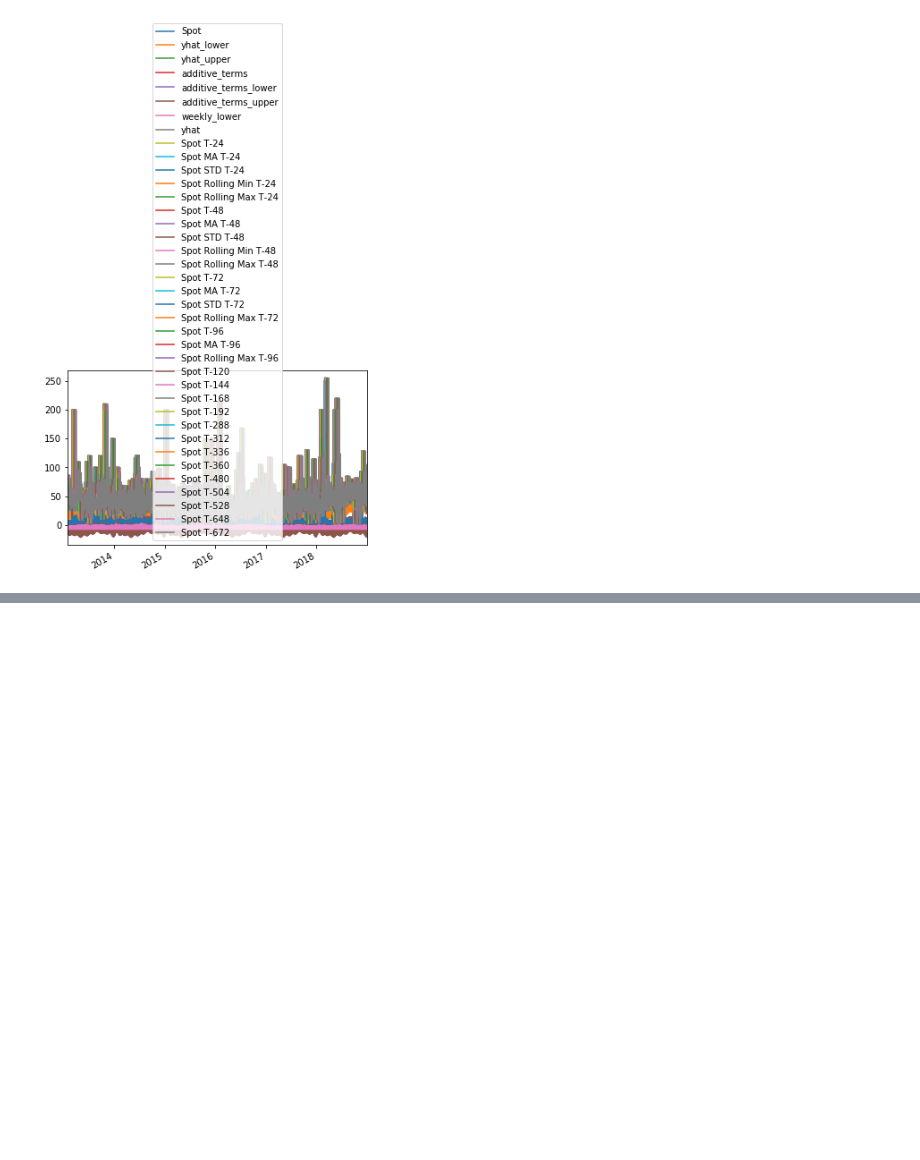
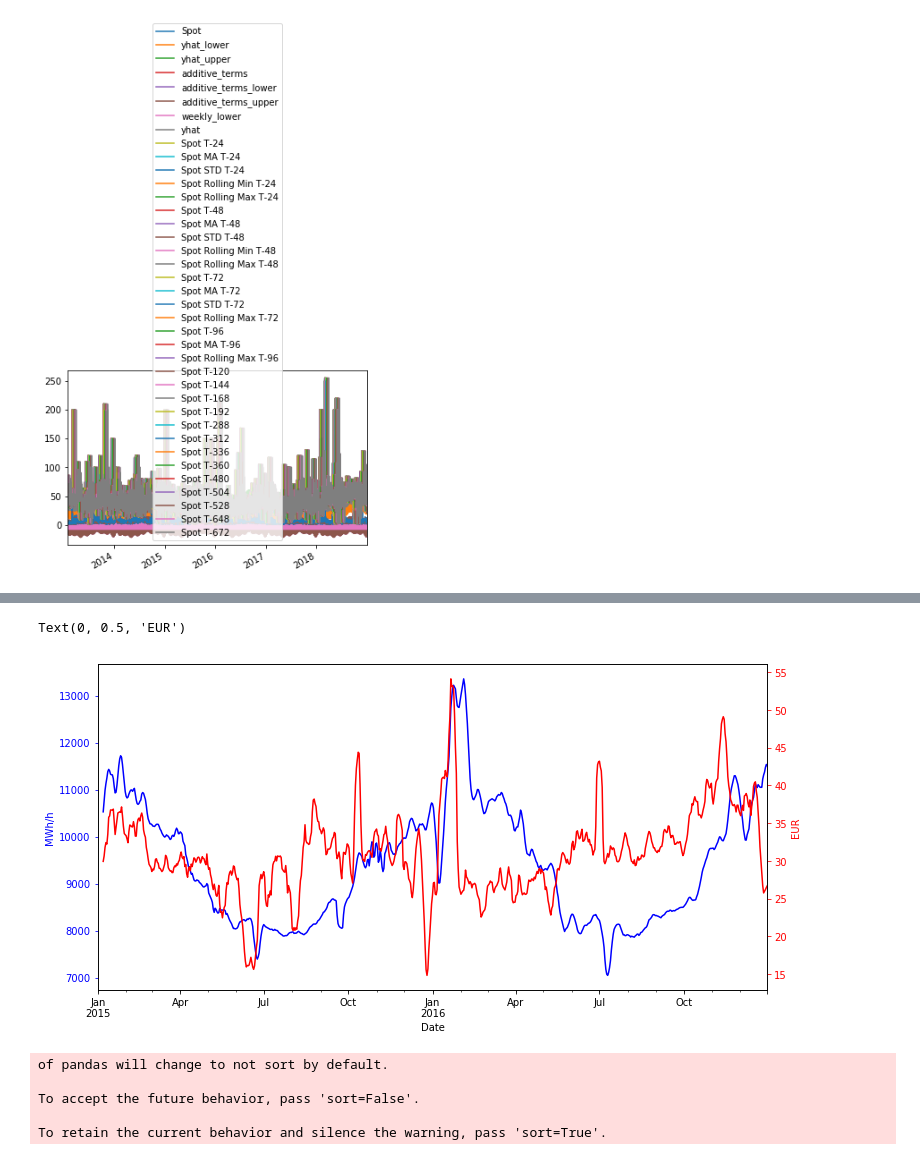
Before and after one commit to Cadax/nordpool-spot-price, a Jupyter notebook: notebooks/Feature_Engineering.ipynb, the cells around one changed output, grey strips where cells are left out. Cells and saved outputs as stored; diff of their text form; code cells hidden in the pictures; blank space fills up the shorter version.

```diff
--- a/notebooks/Feature_Engineering.ipynb
+++ b/notebooks/Feature_Engineering.ipynb
@@ -937,0 +1070,27 @@ df.to_pickle('dataframes/combined_df_stripped_swe3_shifted.pickle')
+# %%
+df['Consumption'] = consumption.resample('D').mean()
+fig, ax1 = plt.subplots(figsize=(12,6))
+df['2015':'2016']['Consumption'].rolling(7).mean().plot(ax=ax1,color='b')
+ax1.set_ylabel('MWh/h',color='b')
+ax1.tick_params('y', colors='b')
+ax2 = ax1.twinx()
+df['2015':'2016']['Spot Price'].rolling(7).mean().plot(ax=ax2,color='r')
+ax2.tick_params('y', colors='r')
+ax2.set_ylabel('EUR',color='r')
+# %% [output]
+Text(0, 0.5, 'EUR')
+[figure, added]
+# %%
+#fingrid_df = load_fingrid_datasets()
+spot_hourly = load_hourly_fi_spotdata()
+wind_power = load_wind_power_data()
+wind_power = wind_power.tz_convert(None)
+spot_wind = pd.DataFrame(index=spot_hourly.index)
+spot_wind['Spot Price'] = spot_hourly
+spot_wind['Wind Power FI'] = wind_power
+# %% [output]
+of pandas will change to not sort by default.
+
+To accept the future behavior, pass 'sort=False'.
+
+To retain the current behavior and silence the warning, pass 'sort=True'.
```
Also changed, not shown: parts of 43 cells of this notebook, 11 other files.
